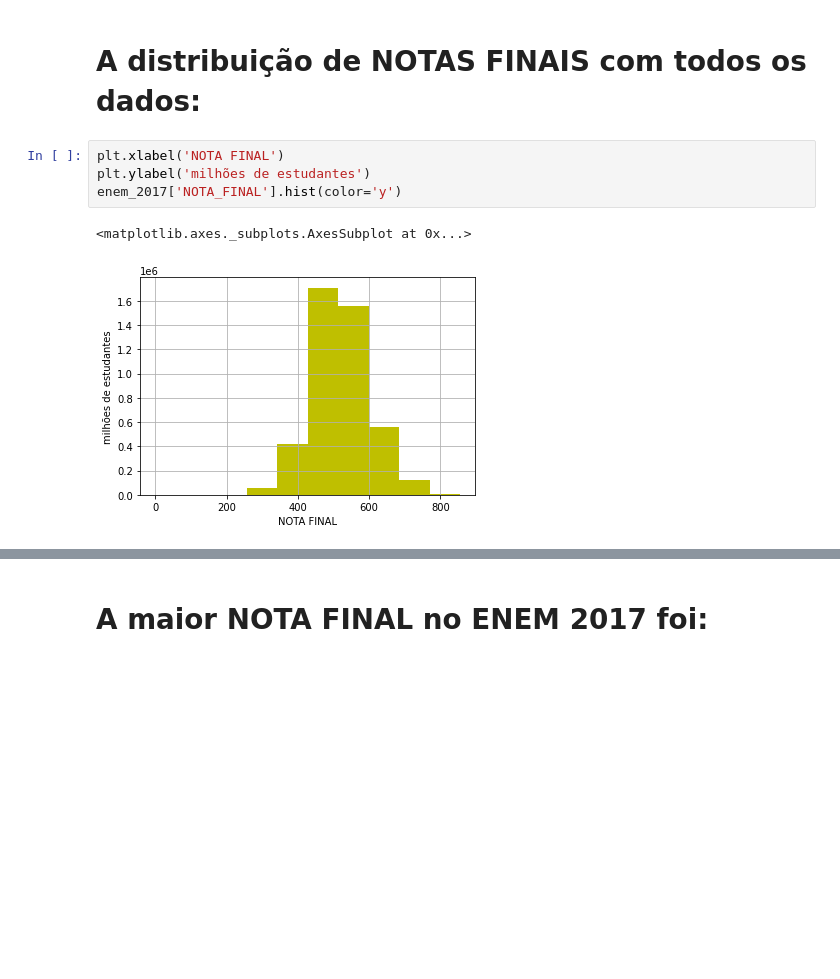
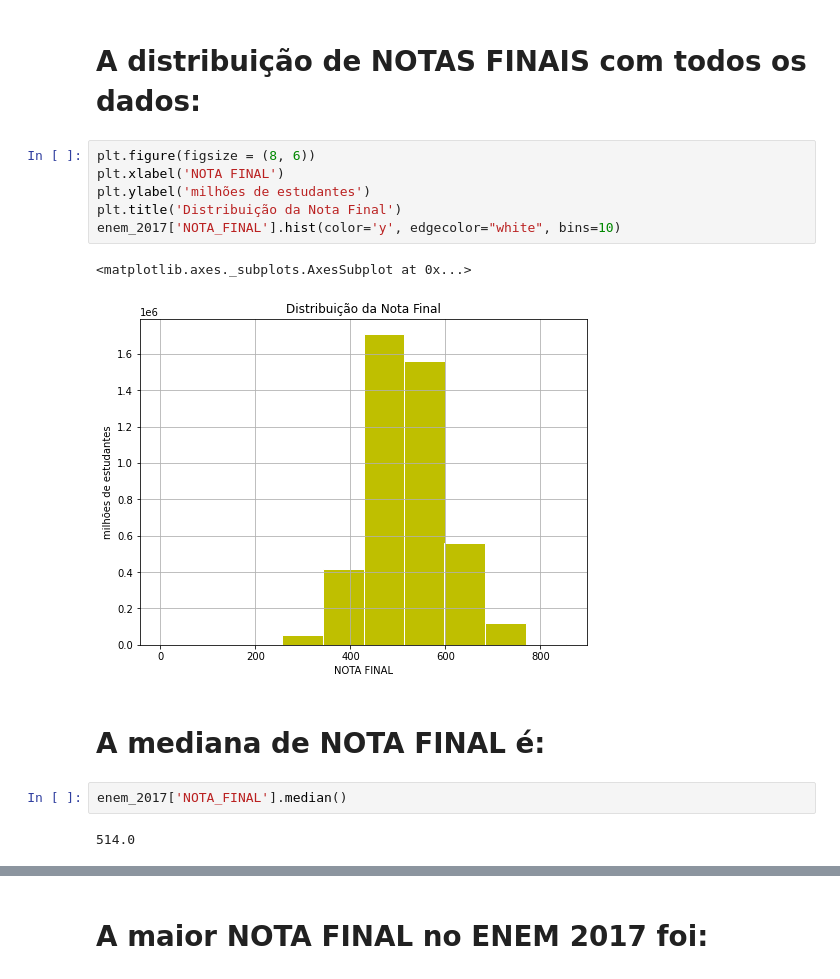
Before and after one commit to audreymoreira/case_ENEM_2017, a Jupyter notebook: Vistas_do_ENEM_2017.ipynb, the cells around one changed output, grey strips where cells are left out. Saved outputs shown, nothing was run; the diff lists cells and outputs as text; blank space fills up the shorter version.

```diff
--- a/Vistas_do_ENEM_2017.ipynb
+++ b/Vistas_do_ENEM_2017.ipynb
@@ -108,9 +102,17 @@ enem_2017
 # %% [markdown]
 # A distribuição de NOTAS FINAIS com todos os dados:
 # %%
+plt.figure(figsize = (8, 6))
 plt.xlabel('NOTA FINAL')
 plt.ylabel('milhões de estudantes')
-enem_2017['NOTA_FINAL'].hist(color='y')
+plt.title('Distribuição da Nota Final')
+enem_2017['NOTA_FINAL'].hist(color='y', edgecolor="white", bins=10)
 # %% [output]
 <matplotlib.axes._subplots.AxesSubplot at 0x...>
-[figure, old version]
+[figure, new version]
+# %% [markdown]
+# A mediana de NOTA FINAL é:
+# %%
+enem_2017['NOTA_FINAL'].median()
+# %% [output]
+514.0
```
Also changed, not shown: parts of 10 cells of this notebook.
